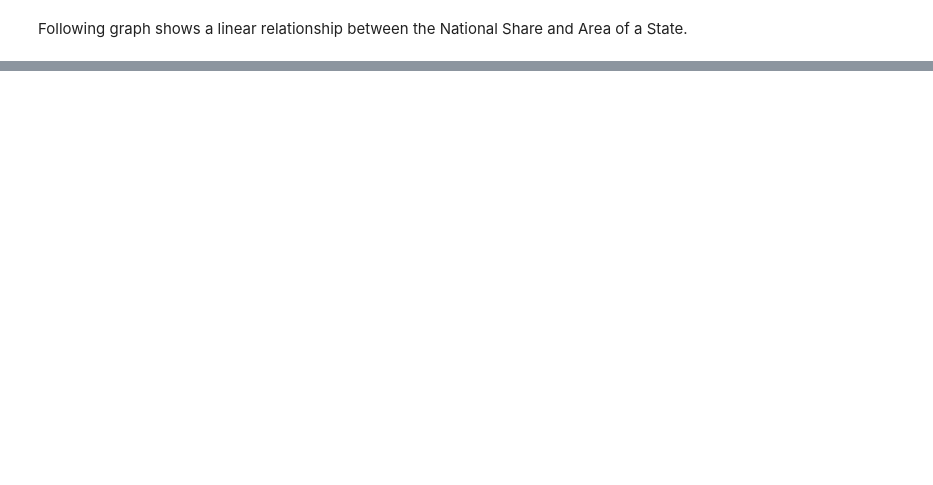
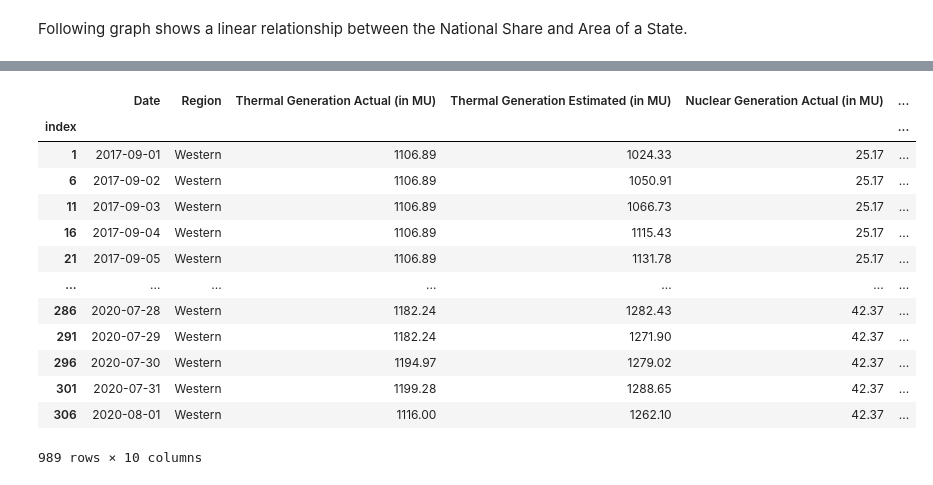
Before and after one commit to SheCodes-IEEE-CIS-GHRCE/Electricity-Generation-Analysis-and-Prediction-in-India, a Jupyter notebook: Elec-gen.ipynb, the cells around one changed output, grey strips where cells are left out. Drawn from its saved outputs; the diff is of its cells as text; code cells hidden in the pictures; blank space fills up the shorter version.

```diff
--- a/Elec-gen.ipynb
+++ b/Elec-gen.ipynb
@@ -375,0 +418,4 @@ plt.show()
+# %%
+# Mask for Western Region
+mask_western = power['Region'] == 'Western'
+mask_western
@@ -375,0 +436,19 @@ plt.show()
+# %%
+# Extract the Western data into a dataframe
+df_Western = power[mask_western]
+df_Western
+# %% [output]
+|  | Date | Region | Thermal Generation Actual (in MU) | Thermal Generation Estimated (in MU) | Nuclear Generation Actual (in MU) | ... |
+| index |  |  |  |  |  | ... |
+| 1 | 2017-09-01 | Western | 1106.89 | 1024.33 | 25.17 | ... |
+| 6 | 2017-09-02 | Western | 1106.89 | 1050.91 | 25.17 | ... |
+| 11 | 2017-09-03 | Western | 1106.89 | 1066.73 | 25.17 | ... |
+| 16 | 2017-09-04 | Western | 1106.89 | 1115.43 | 25.17 | ... |
+| 21 | 2017-09-05 | Western | 1106.89 | 1131.78 | 25.17 | ... |
+| ... | ... | ... | ... | ... | ... | ... |
+| 286 | 2020-07-28 | Western | 1182.24 | 1282.43 | 42.37 | ... |
+| 291 | 2020-07-29 | Western | 1182.24 | 1271.90 | 42.37 | ... |
+| 296 | 2020-07-30 | Western | 1194.97 | 1279.02 | 42.37 | ... |
+| 301 | 2020-07-31 | Western | 1199.28 | 1288.65 | 42.37 | ... |
+| 306 | 2020-08-01 | Western | 1116.00 | 1262.10 | 42.37 | ... |
+989 rows × 10 columns
```
Also changed, not shown: parts of 28 cells of this notebook.
